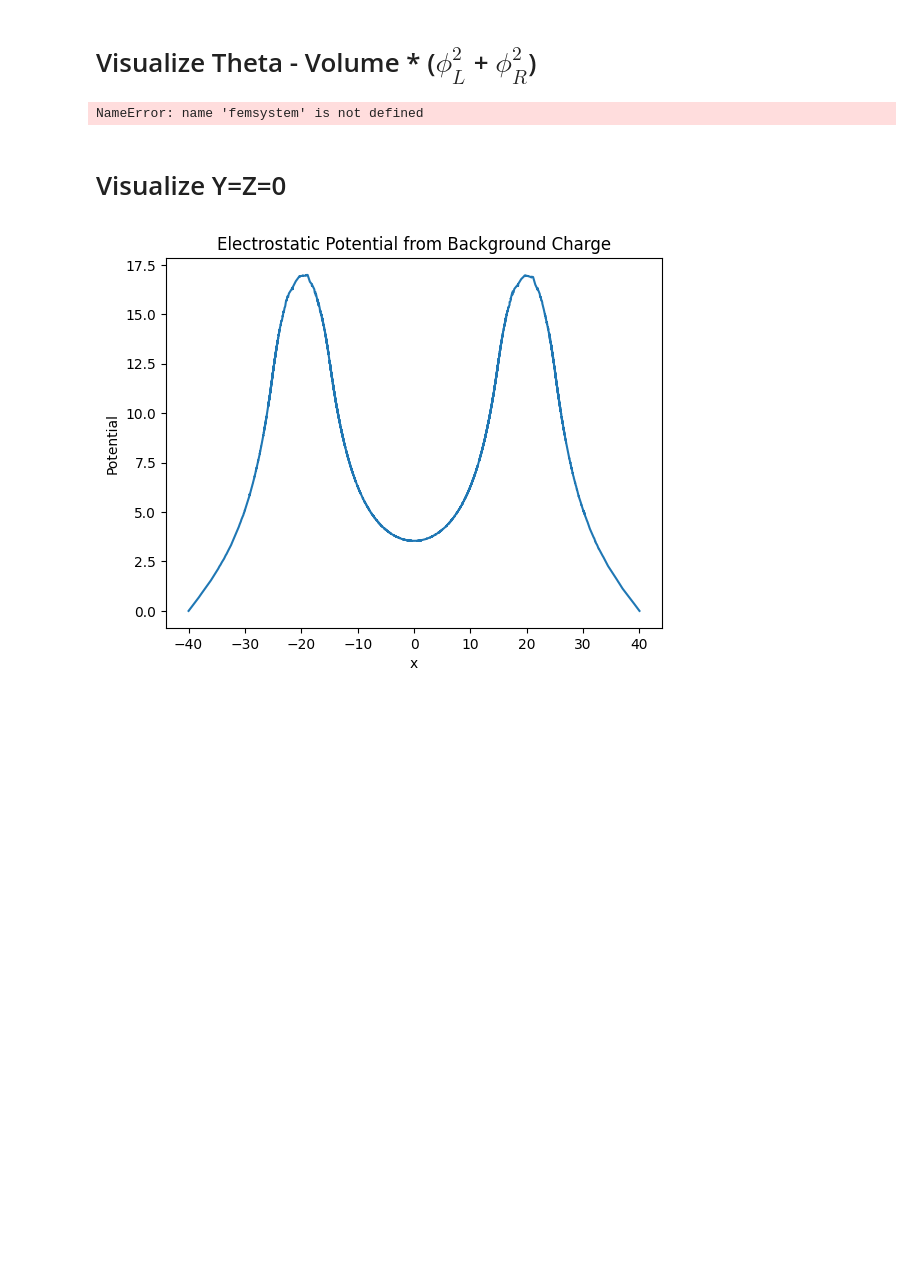
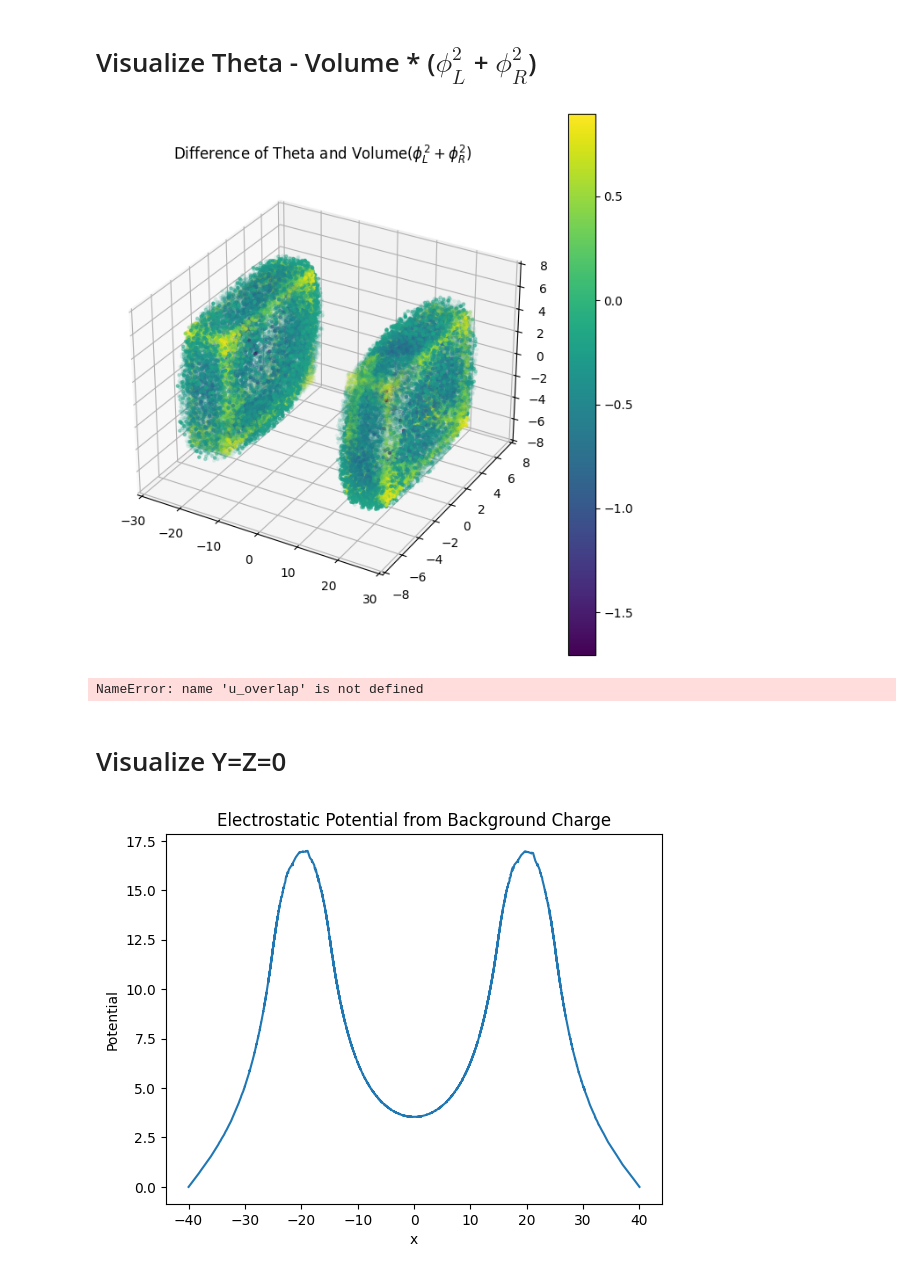
Before and after one commit to vcaipu/cqednumerics, a Jupyter notebook: 3D/debugsep.ipynb, the cells around one changed output. Cells and saved outputs as stored; diff of their text form; code cells hidden in the pictures; blank space fills up the shorter version.

```diff
--- a/3D/debugsep.ipynb
+++ b/3D/debugsep.ipynb
@@ -309,9 +314,13 @@ femsystem.plot_interior_at_quad_3d_heatmap(phi_theta_int)
 # %% [markdown]
 # Visualize Theta - Volume * ($\phi_L^2$ + $\phi_R^2$)
 # %%
-femsystem.plot_interior_at_quad_3d_heatmap(theta_at_interior - integrated_volume * (u_even_interior**2 + u_odd_interior**2))
+femsystem.plot_interior_at_quad_3d_heatmap(theta_at_interior - integrated_volume * (u_even_interior**2 + u_odd_interior**2),plot_title="Difference of Theta and Volume($\phi_L^2 + \phi_R^2$)")
 # %% [output]
-NameError: name 'femsystem' is not defined
+[figure, added]
+# %%
+femsystem.plot_interior_at_quad_3d_heatmap(u_overlap[femsystem.interior_dofs],plot_title=f"Overlap Term ($\phi_L\phi_R$)")
+# %% [output]
+NameError: name 'u_overlap' is not defined
 # %% [markdown]
 # Visualize Y=Z=0
 # %%
```
Also changed, not shown: parts of 7 cells of this notebook, 12 other files.
